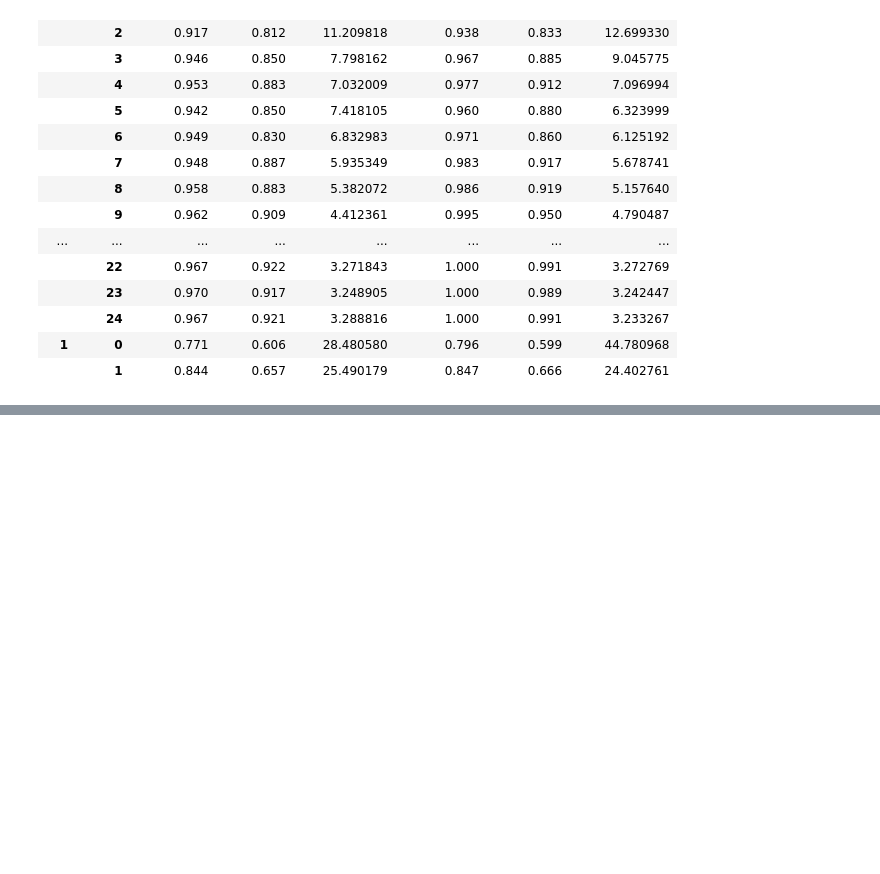
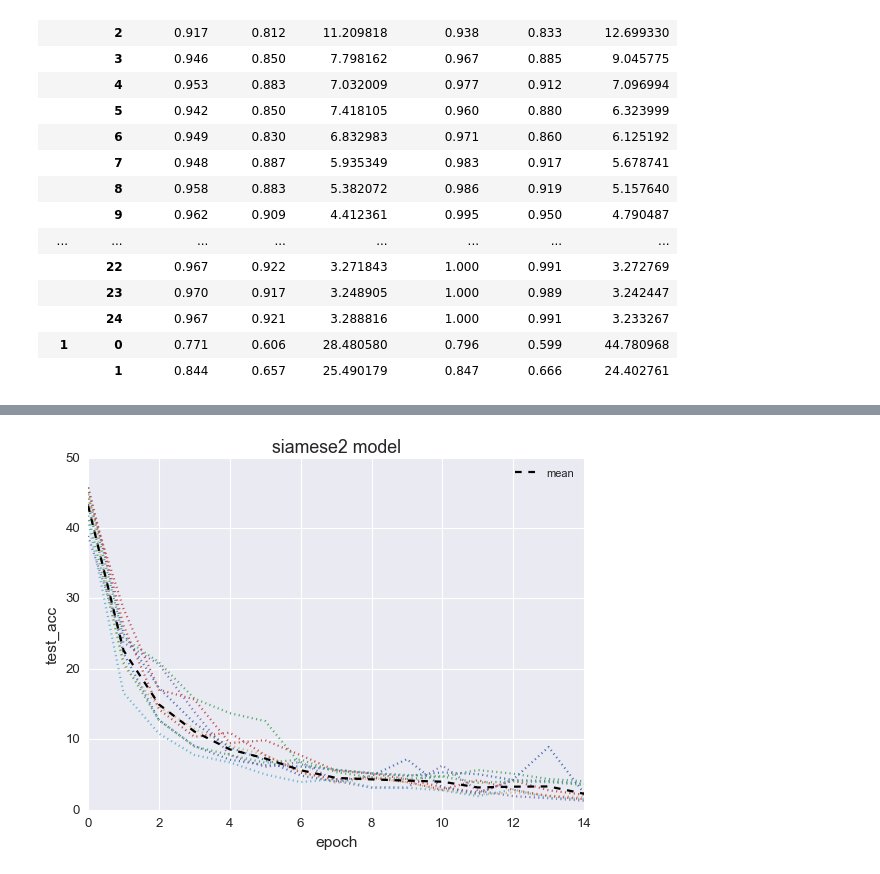
Before and after one commit to ReneDCDSL/DL_Final_Project, a Jupyter notebook: p1/plots.ipynb, the cells around one changed output, grey strips where cells are left out. Saved outputs shown, nothing was run; the diff lists cells and outputs as text; code cells hidden in the pictures; blank space fills up the shorter version.

```diff
--- a/p1/plots.ipynb
+++ b/p1/plots.ipynb
@@ -56,0 +116,9 @@ df_siam2.head(27)
+# %%
+plot_graph(model_data = df_siam2,
+           model_name = "siamese2 model",
+           column_name = "train_acc_loss",
+           epochs = 15,
+           title_fontsize = 16,
+           axis_fontsize = 12)
+# %% [output]
+[figure, added]
```
Also changed, not shown: parts of 9 cells of this notebook.
